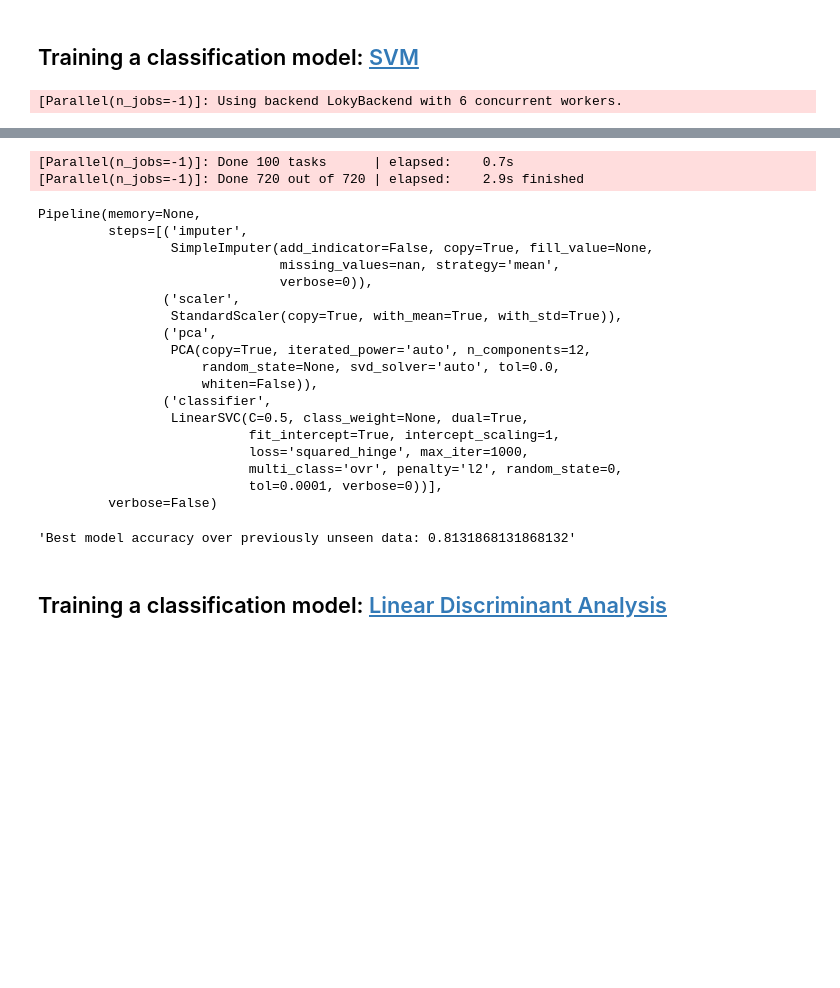
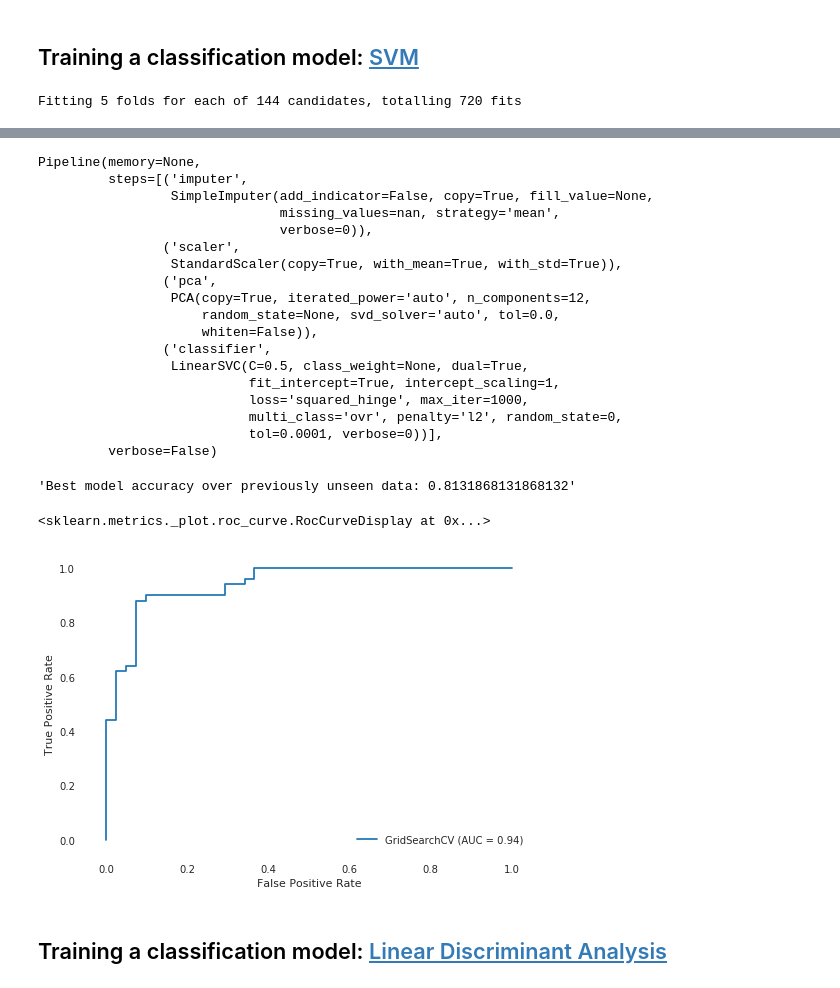
Before and after one commit to tanguyRa/AIML5, a Jupyter notebook: notebooks/Day1.ipynb, the cells around one changed output, grey strips where cells are left out. Drawn from its saved outputs; the diff is of its cells as text; code cells hidden in the pictures; blank space fills up the shorter version.

```diff
--- a/notebooks/Day1.ipynb
+++ b/notebooks/Day1.ipynb
@@ -337,6 +352,8 @@ svm_params = {
     'classifier__loss': ['hinge', 'squared_hinge']
 }
 
-cross_validate(svm_pipe, svm_params)
+svm_gridsearch = cross_validate(svm_pipe, svm_params)
+
+plot_roc_curve(svm_gridsearch, X_test, y_test)
 # %% [output]
-[Parallel(n_jobs=-1)]: Using backend LokyBackend with 6 concurrent workers.
+Fitting 5 folds for each of 144 candidates, totalling 720 fits
@@ -344,24 +363,24 @@ Fitting 5 folds for each of 144 candidates, totalling 720 fits
-[Parallel(n_jobs=-1)]: Done 100 tasks      | elapsed:    0.7s
-[Parallel(n_jobs=-1)]: Done 720 out of 720 | elapsed:    2.9s finished
+Pipeline(memory=None,
+         steps=[('imputer',
+                 SimpleImputer(add_indicator=False, copy=True, fill_value=None,
+                               missing_values=nan, strategy='mean',
+                               verbose=0)),
+                ('scaler',
+                 StandardScaler(copy=True, with_mean=True, with_std=True)),
+                ('pca',
+                 PCA(copy=True, iterated_power='auto', n_components=12,
+                     random_state=None, svd_solver='auto', tol=0.0,
+                     whiten=False)),
+                ('classifier',
+                 LinearSVC(C=0.5, class_weight=None, dual=True,
+                           fit_intercept=True, intercept_scaling=1,
+                           loss='squared_hinge', max_iter=1000,
+                           multi_class='ovr', penalty='l2', random_state=0,
+                           tol=0.0001, verbose=0))],
+         verbose=False)
-Pipeline(memory=None,
-         steps=[('imputer',
-                 SimpleImputer(add_indicator=False, copy=True, fill_value=None,
-                               missing_values=nan, strategy='mean',
-                               verbose=0)),
-                ('scaler',
-                 StandardScaler(copy=True, with_mean=True, with_std=True)),
-                ('pca',
-                 PCA(copy=True, iterated_power='auto', n_components=12,
-                     random_state=None, svd_solver='auto', tol=0.0,
-                     whiten=False)),
-                ('classifier',
-                 LinearSVC(C=0.5, class_weight=None, dual=True,
-                           fit_intercept=True, intercept_scaling=1,
-                           loss='squared_hinge', max_iter=1000,
-                           multi_class='ovr', penalty='l2', random_state=0,
-                           tol=0.0001, verbose=0))],
-         verbose=False)
+'Best model accuracy over previously unseen data: 0.8131868131868132'
-'Best model accuracy over previously unseen data: 0.8131868131868132'
+<sklearn.metrics._plot.roc_curve.RocCurveDisplay at 0x...>
+[figure, added]
 # %% [markdown]
 ## Training a classification model: [Linear Discriminant Analysis](https://scikit-learn.org/stable/modules/generated/sklearn.discriminant_analysis.LinearDiscriminantAnalysis.html)
 # %%
```
Also changed, not shown: parts of 13 cells of this notebook, 8 other files.
